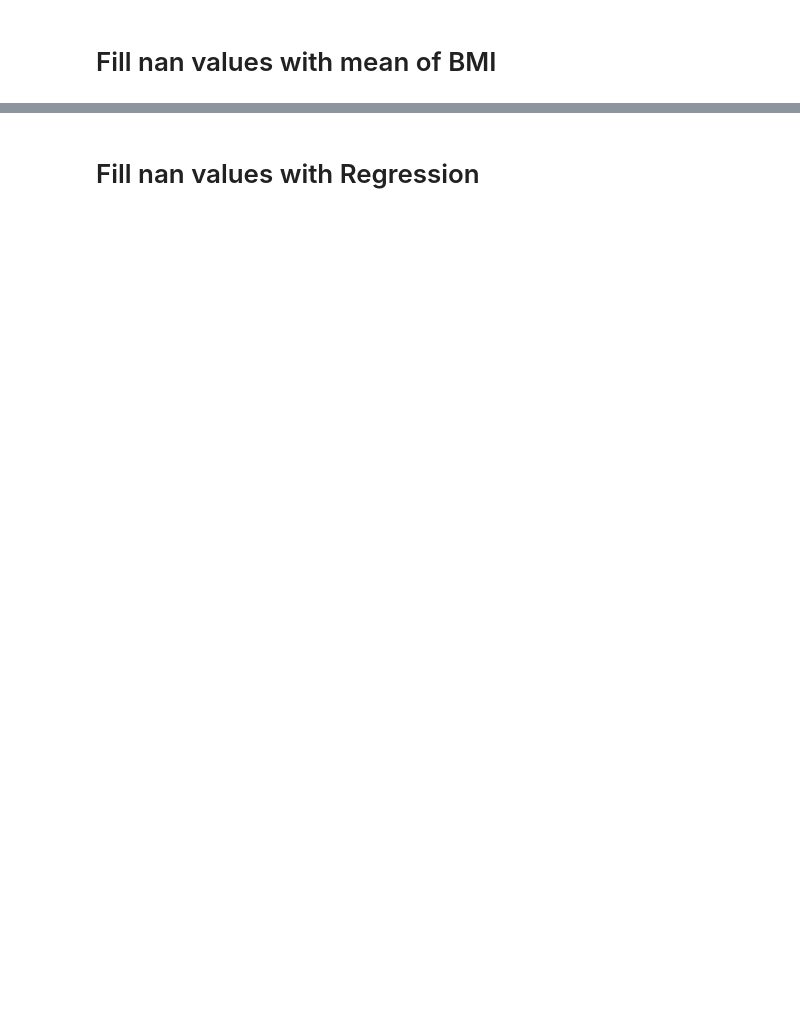
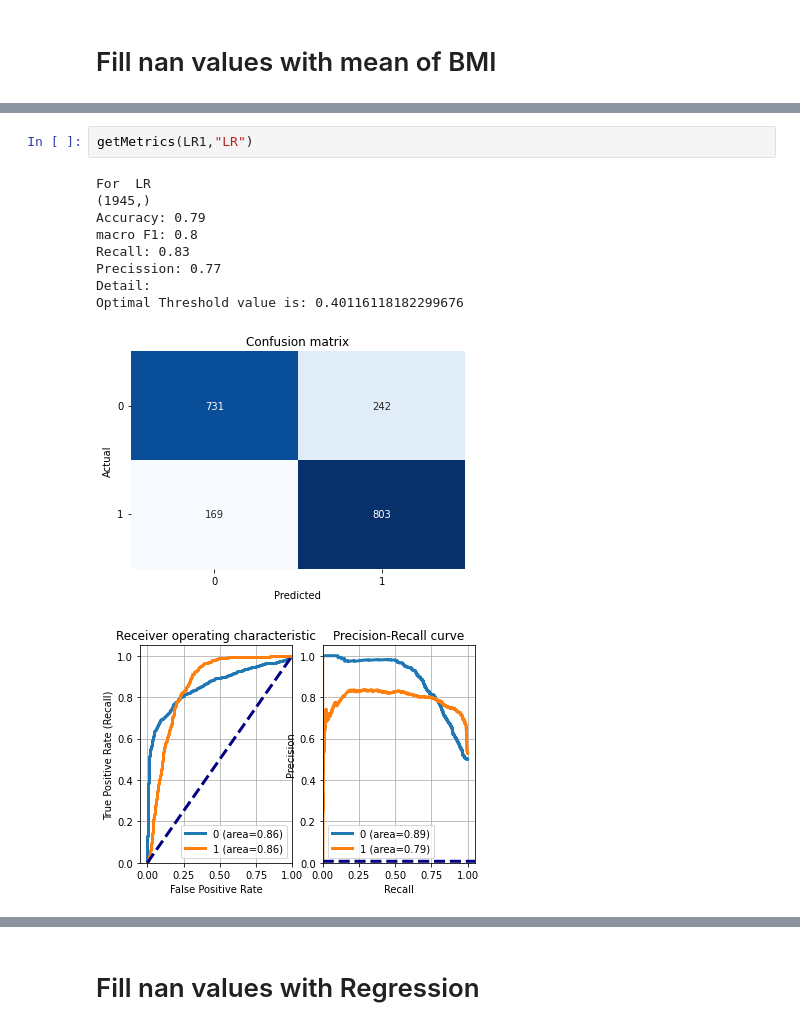
Before and after one commit to icsd13152/StrokePrediction_EDA_ML, a Jupyter notebook: StrokePrediction/src/Stroke Prediction EDA and ML prediction.ipynb, the cells around one changed output, grey strips where cells are left out. Saved outputs shown, nothing was run; the diff lists cells and outputs as text; blank space fills up the shorter version.

```diff
--- a/StrokePrediction/src/Stroke Prediction EDA and ML prediction.ipynb
+++ b/StrokePrediction/src/Stroke Prediction EDA and ML prediction.ipynb
@@ -1606,0 +884,13 @@ getMetrics(clf)
+# %%
+getMetrics(LR1,"LR")
+# %% [output]
+For  LR
+(1945,)
+Accuracy: 0.79
+macro F1: 0.8
+Recall: 0.83
+Precission: 0.77
+Detail:
+Optimal Threshold value is: 0.40116118182299676
+[figure, added]
+[figure, added]
```
Also changed, not shown: parts of 78 cells of this notebook, 25 other files.
